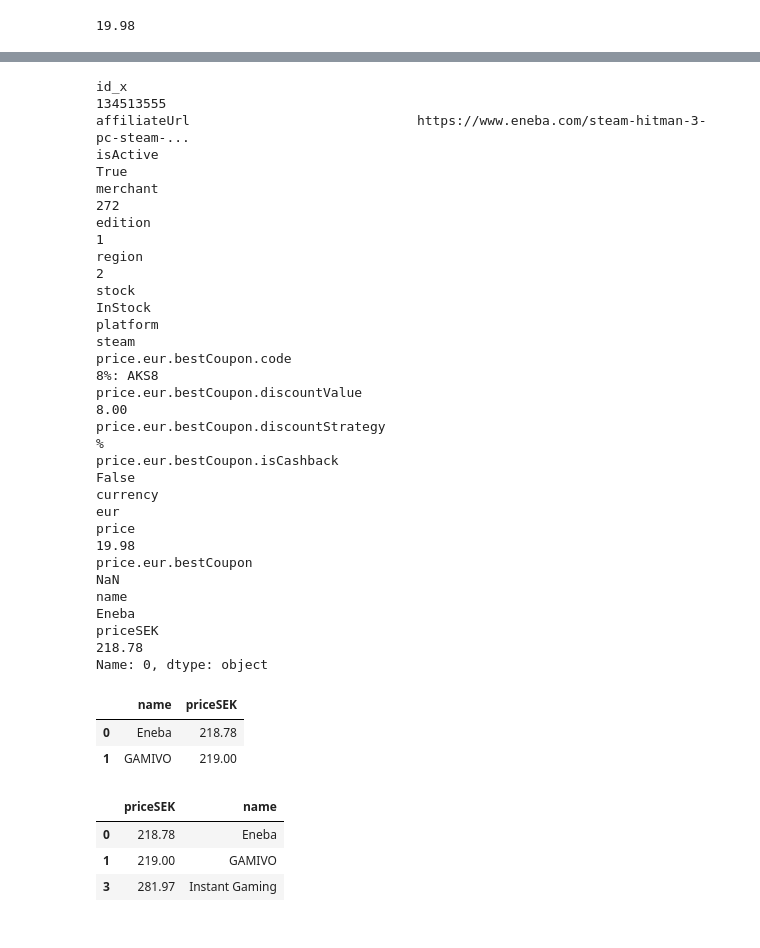
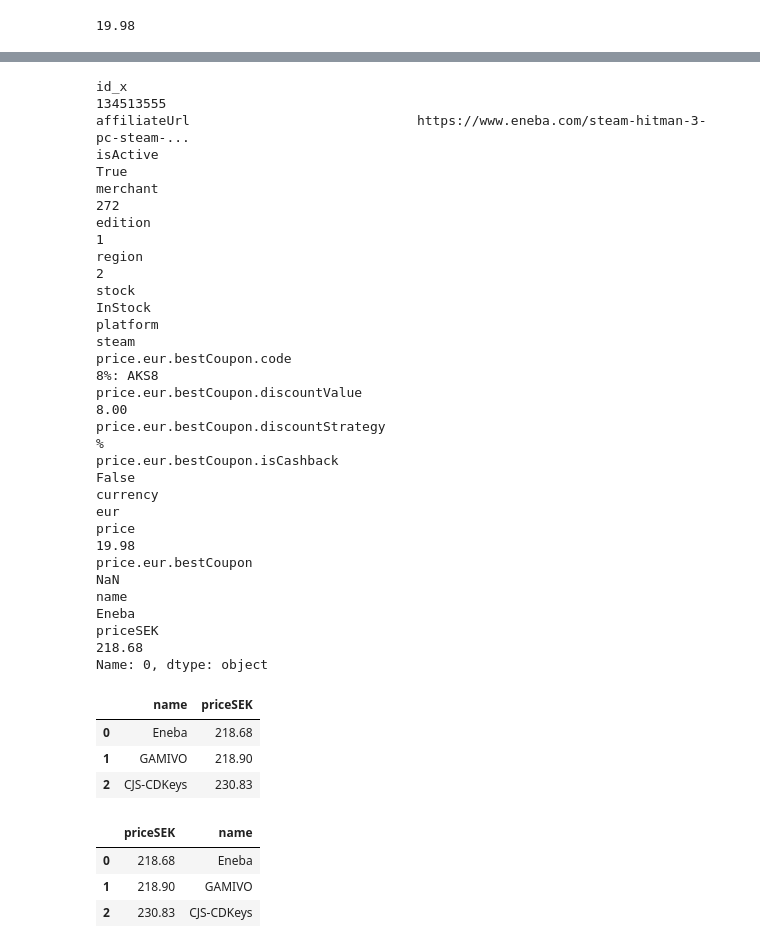
Before and after one commit to robboten/scraping_prices, a Jupyter notebook: scrape_allkey.ipynb, the cells around one changed output, grey strips where cells are left out. Cells and saved outputs as stored; diff of their text form; code cells hidden in the pictures.

```diff
--- a/allkey_scrape.ipynb
+++ b/scrape_allkey.ipynb
@@ -1,2 +3,3 @@
 # %%
-%run currency_scrape.ipynb
+import scr_utils as scru
+rate_sek=scru.get_sek()
@@ -245,21 +231,22 @@ currency
 price                                                                                19.98
 price.eur.bestCoupon                                                                   NaN
 name                                                                                 Eneba
-priceSEK                                                                            218.78
+priceSEK                                                                            218.68
 Name: 0, dtype: object
 # %%
-allkeysSE.nsmallest(2,'priceSEK').filter(['name','priceSEK'],axis=1)
+allkeysSE.nsmallest(3,'priceSEK').filter(['name','priceSEK'],axis=1)
 # %% [output]
 |  | name | priceSEK |
-| 0 | Eneba | 218.78 |
-| 1 | GAMIVO | 219.00 |
+| 0 | Eneba | 218.68 |
+| 1 | GAMIVO | 218.90 |
+| 2 | CJS-CDKeys | 230.83 |
 # %%
 allkeysSE.loc[allkeysSE['platform']=='steam',['priceSEK','name']].sort_values(by='priceSEK').head(3)
 # %% [output]
 |  | priceSEK | name |
-| 0 | 218.78 | Eneba |
-| 1 | 219.00 | GAMIVO |
-| 3 | 281.97 | Instant Gaming |
+| 0 | 218.68 | Eneba |
+| 1 | 218.90 | GAMIVO |
+| 2 | 230.83 | CJS-CDKeys |
 # %%
 allkeysSE[allkeysSE.price==allkeysSE.price.min()]
 # %% [output]
```
Also changed, not shown: parts of 12 cells of this notebook, 17 other files.
